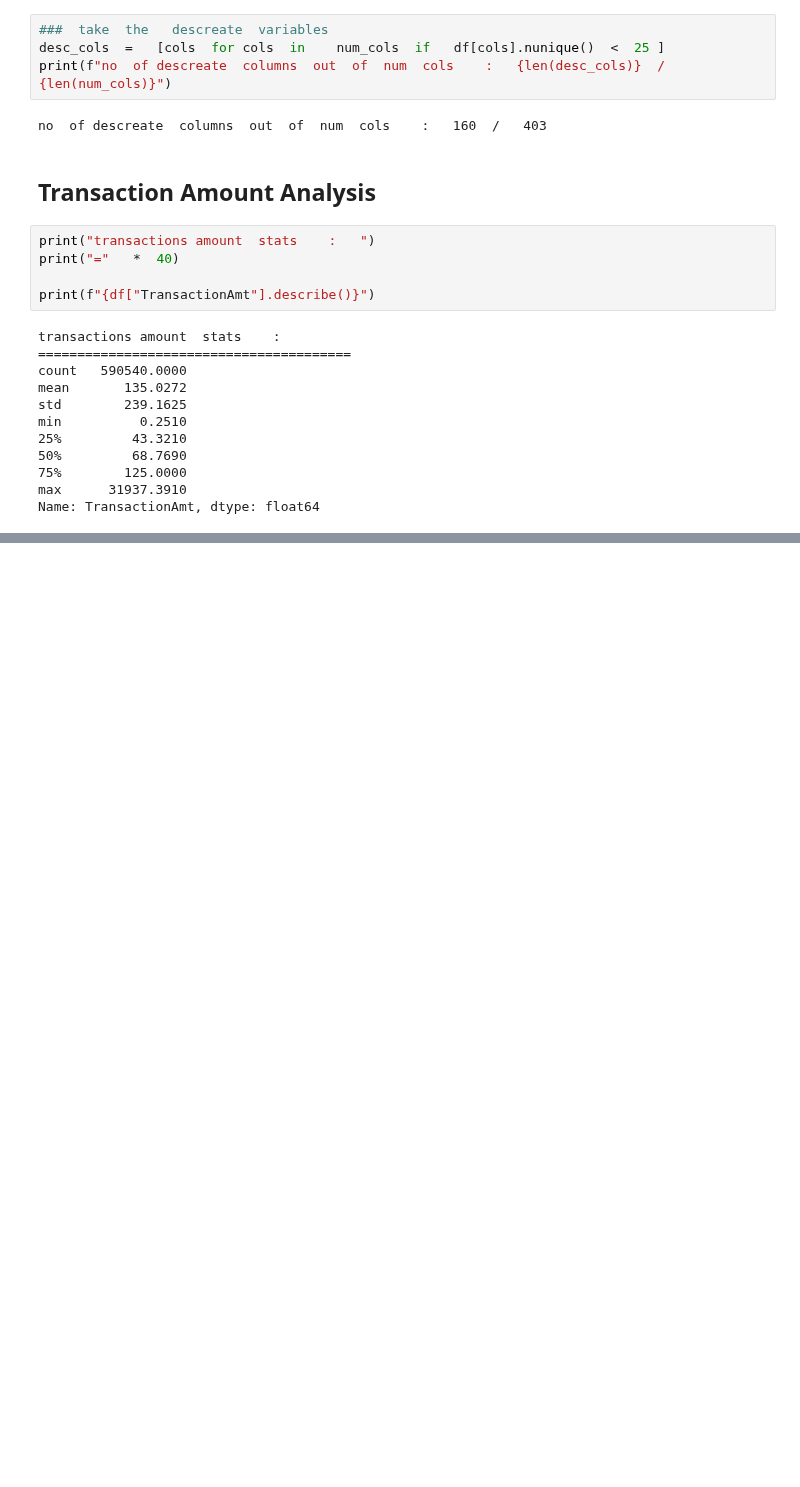
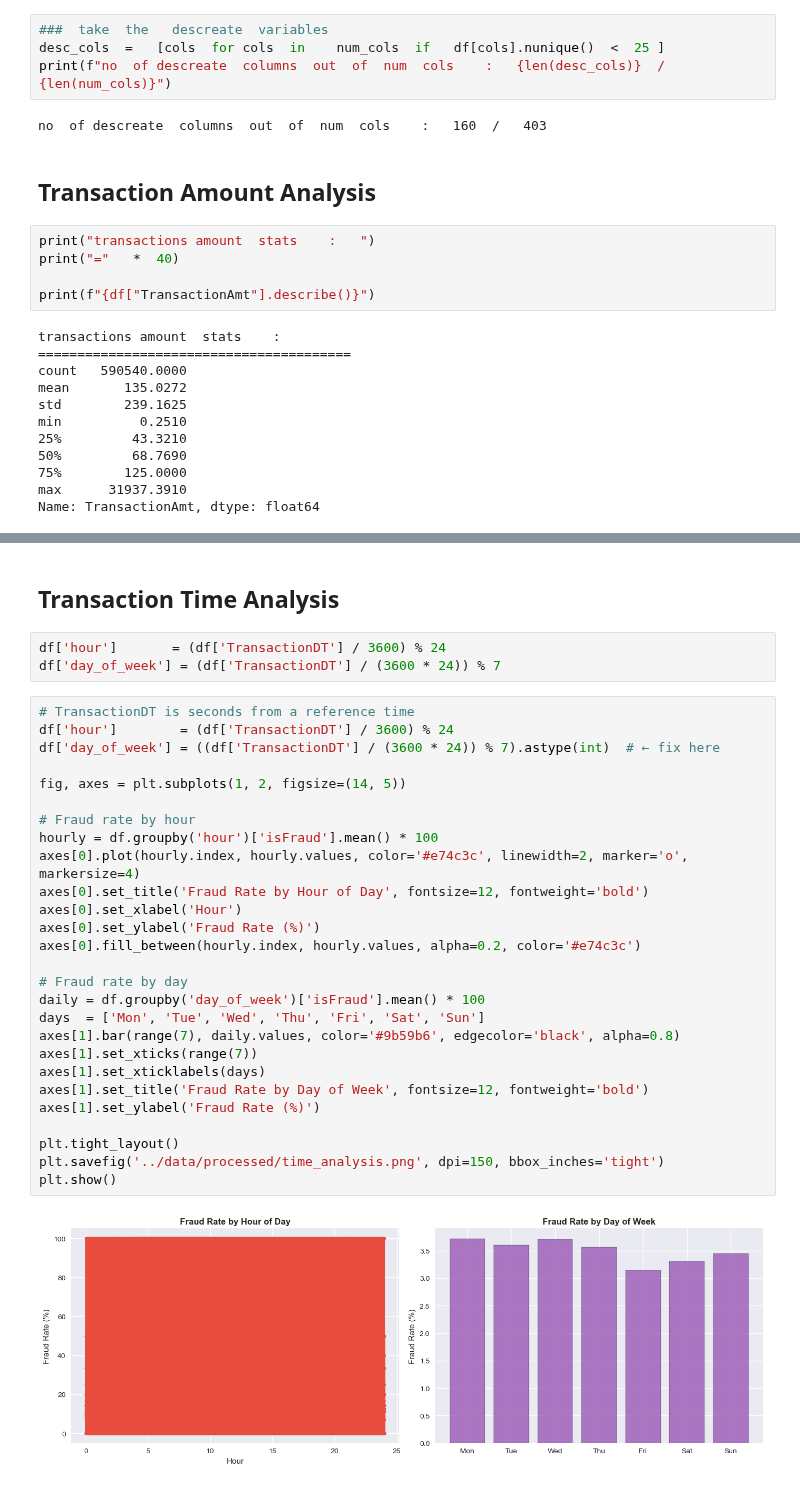
Before and after one commit to ShiharaXcor/fraud-detection-system, a Jupyter notebook: notebooks/01_eda.ipynb, the cells around one changed output, grey strips where cells are left out. Drawn from its saved outputs; the diff is of its cells as text; blank space fills up the shorter version.

Commit message:
analyze  the  time  series

```diff
--- a/notebooks/01_eda.ipynb
+++ b/notebooks/01_eda.ipynb
@@ -321,0 +321,34 @@ plt.show()
+# %% [markdown]
+##   Transaction Time Analysis
+# %%
+df['hour']       = (df['TransactionDT'] / 3600) % 24
+df['day_of_week'] = (df['TransactionDT'] / (3600 * 24)) % 7
+# %%
+# TransactionDT is seconds from a reference time
+df['hour']        = (df['TransactionDT'] / 3600) % 24
+df['day_of_week'] = ((df['TransactionDT'] / (3600 * 24)) % 7).astype(int)  # ← fix here
+
+fig, axes = plt.subplots(1, 2, figsize=(14, 5))
+
+# Fraud rate by hour
+hourly = df.groupby('hour')['isFraud'].mean() * 100
+axes[0].plot(hourly.index, hourly.values, color='#e74c3c', linewidth=2, marker='o', markersize=4)
+axes[0].set_title('Fraud Rate by Hour of Day', fontsize=12, fontweight='bold')
+axes[0].set_xlabel('Hour')
+axes[0].set_ylabel('Fraud Rate (%)')
+axes[0].fill_between(hourly.index, hourly.values, alpha=0.2, color='#e74c3c')
+
+# Fraud rate by day
+daily = df.groupby('day_of_week')['isFraud'].mean() * 100
+days  = ['Mon', 'Tue', 'Wed', 'Thu', 'Fri', 'Sat', 'Sun']
+axes[1].bar(range(7), daily.values, color='#9b59b6', edgecolor='black', alpha=0.8)
+axes[1].set_xticks(range(7))
+axes[1].set_xticklabels(days)
+axes[1].set_title('Fraud Rate by Day of Week', fontsize=12, fontweight='bold')
+axes[1].set_ylabel('Fraud Rate (%)')
+
+plt.tight_layout()
+plt.savefig('../data/processed/time_analysis.png', dpi=150, bbox_inches='tight')
+plt.show()
+# %% [output]
+[figure, added]
```
Also changed, not shown: parts of 2 cells of this notebook.
